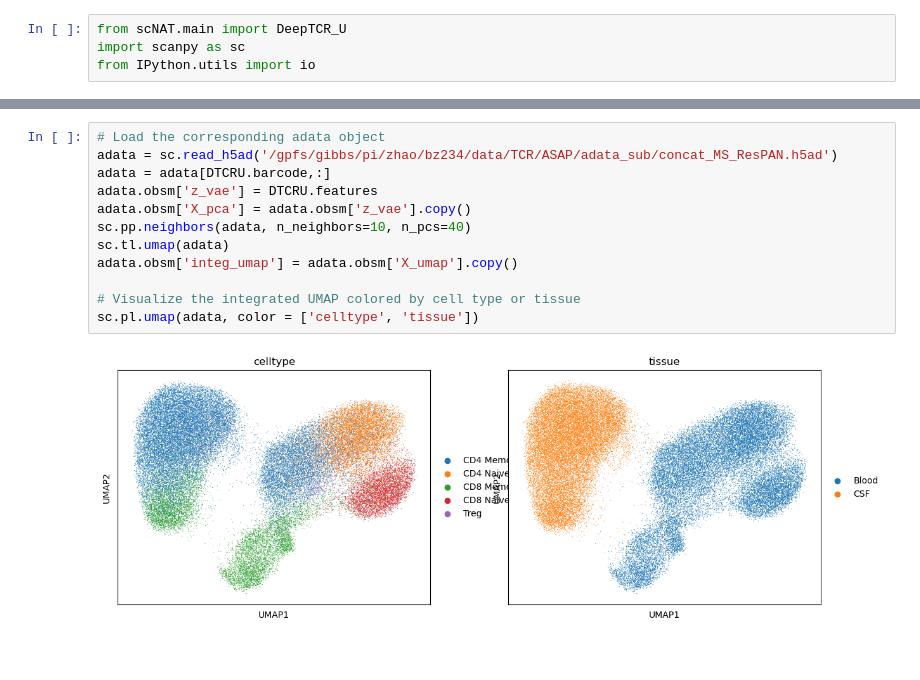
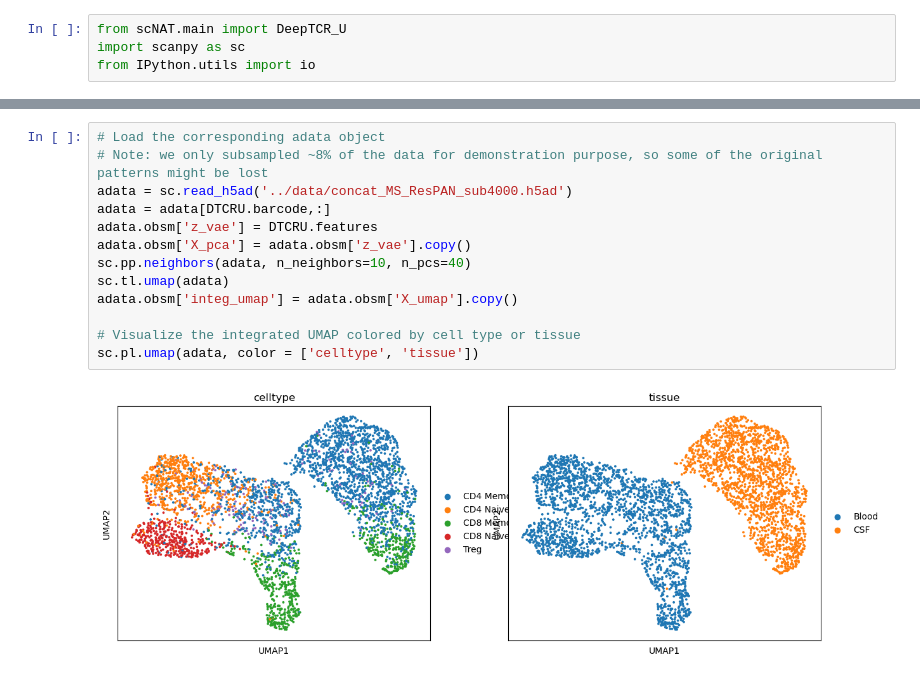
Before and after one commit to biqing-zhu/scNAT, a Jupyter notebook: tutorials/scNAT_tutorial.ipynb, the cells around one changed output, grey strips where cells are left out. Cells and saved outputs as stored; diff of their text form.

```diff
--- a/tutorials/scNAT_tutorial.ipynb
+++ b/tutorials/scNAT_tutorial.ipynb
@@ -44,14 +26,15 @@ WARNING:tensorflow:Entity <bound method Dense.call of <tensorflow.python.layers.
-# %%
-# Load the corresponding adata object
-adata = sc.read_h5ad('/gpfs/gibbs/pi/zhao/bz234/data/TCR/ASAP/adata_sub/concat_MS_ResPAN.h5ad')
-adata = adata[DTCRU.barcode,:]
-adata.obsm['z_vae'] = DTCRU.features
-adata.obsm['X_pca'] = adata.obsm['z_vae'].copy()
-sc.pp.neighbors(adata, n_neighbors=10, n_pcs=40)
-sc.tl.umap(adata)
-adata.obsm['integ_umap'] = adata.obsm['X_umap'].copy()
-
-# Visualize the integrated UMAP colored by cell type or tissue
-sc.pl.umap(adata, color = ['celltype', 'tissue'])
-# %% [output]
-[figure, removed]
+# %%
+# Load the corresponding adata object
+# Note: we only subsampled ~8% of the data for demonstration purpose, so some of the original patterns might be lost
+adata = sc.read_h5ad('../data/concat_MS_ResPAN_sub4000.h5ad')
+adata = adata[DTCRU.barcode,:]
+adata.obsm['z_vae'] = DTCRU.features
+adata.obsm['X_pca'] = adata.obsm['z_vae'].copy()
+sc.pp.neighbors(adata, n_neighbors=10, n_pcs=40)
+sc.tl.umap(adata)
+adata.obsm['integ_umap'] = adata.obsm['X_umap'].copy()
+
+# Visualize the integrated UMAP colored by cell type or tissue
+sc.pl.umap(adata, color = ['celltype', 'tissue'])
+# %% [output]
+[figure, added]
```
Also changed, not shown: parts of 2 cells of this notebook, 2 other files.
